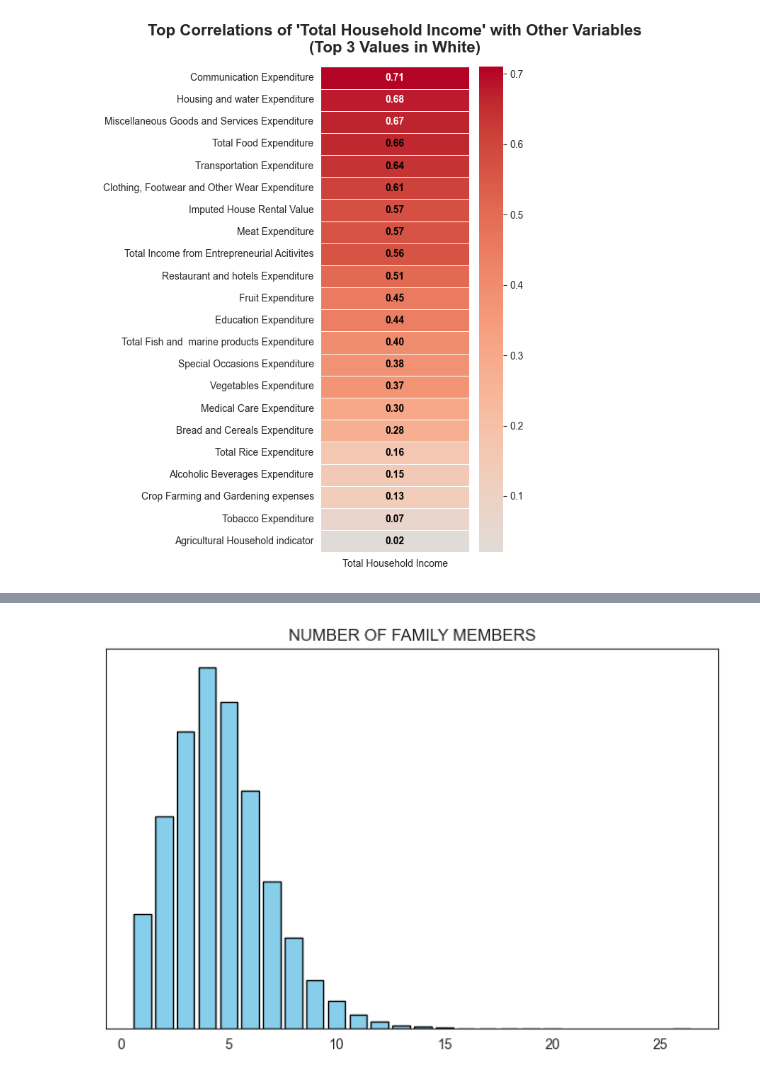
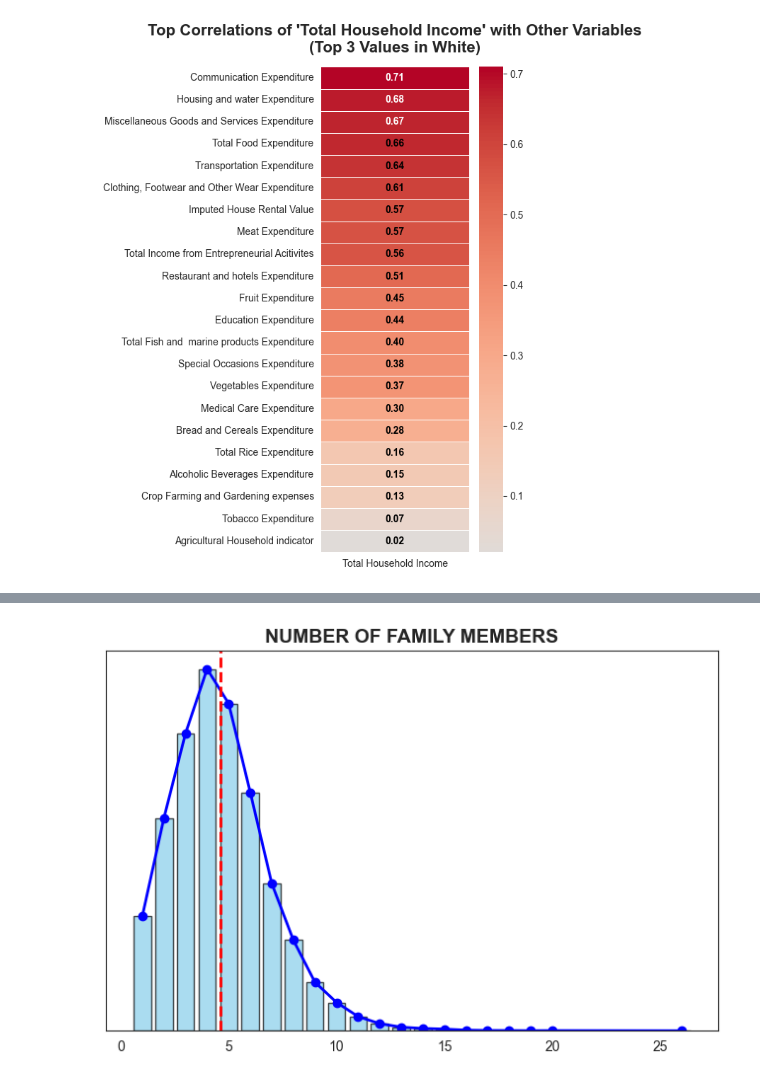
Before and after one commit to MarionBautista/Income--and-Expenditures-from-kaggle, a Jupyter notebook: family_expenditure_notebook.ipynb, the cells around one changed output, grey strips where cells are left out. Drawn from its saved outputs; the diff is of its cells as text; code cells hidden in the pictures.

```diff
--- a/family_expenditure_notebook.ipynb
+++ b/family_expenditure_notebook.ipynb
@@ -238,11 +249,32 @@ plt.show()
 # %%
+
 counts = main["Total Number of Family members"].value_counts().sort_index()
 
 plt.figure(figsize=(8,5))
-plt.bar(counts.index, counts.values, color="skyblue", edgecolor="black")
 
-plt.gca().yaxis.set_visible(False)  # hides entire y-axis
-plt.title("NUMBER OF FAMILY MEMBERS")
+# --- Bar chart ---
+plt.bar(counts.index, counts.values, color="skyblue", edgecolor="black", alpha=0.7)
+
+# --- Line chart on top of bars ---
+plt.plot(counts.index, counts.values, marker="o", color="blue", linewidth=2)
+
+# --- Weighted average of family members ---
+avg = np.average(counts.index, weights=counts.values)
+
+# --- Red dotted line for average ---
+plt.axvline(avg, color="red", linestyle="--", linewidth=2)
+
+# Title at the top
+plt.title("NUMBER OF FAMILY MEMBERS", fontsize=14, fontweight="bold")
+
+
+
+# Remove y-axis
+plt.gca().yaxis.set_visible(False)
+
+# Remove legend
+plt.legend([],[], frameon=False)
+
 plt.show()
 # %% [output]
-[figure, old version]
+[figure, new version]
```
Also changed, not shown: parts of 3 cells of this notebook.
